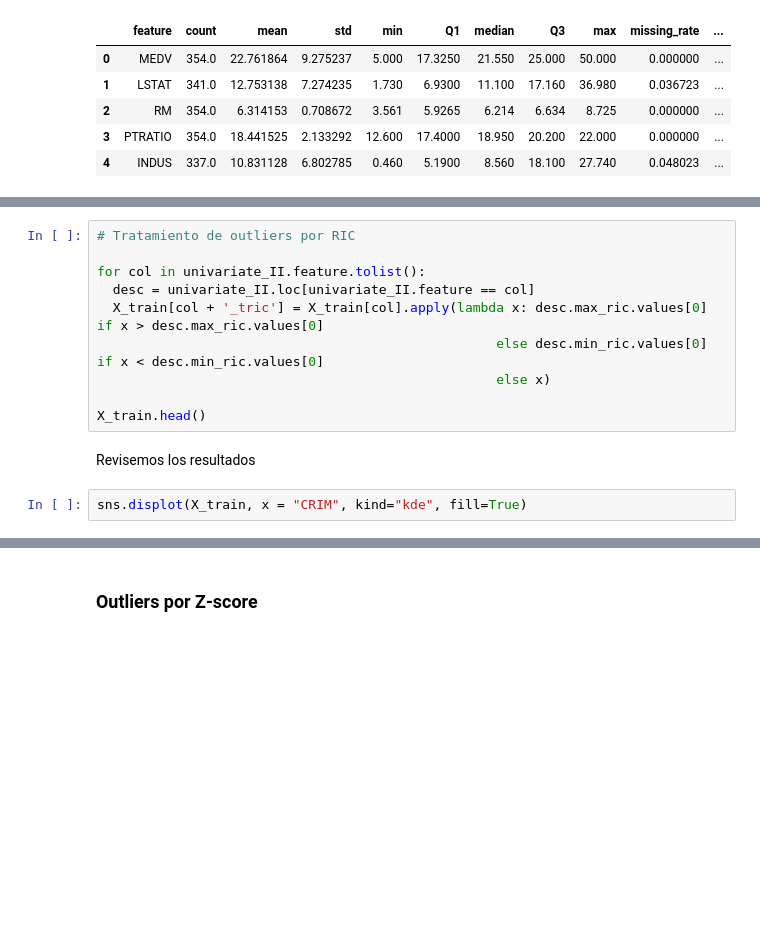
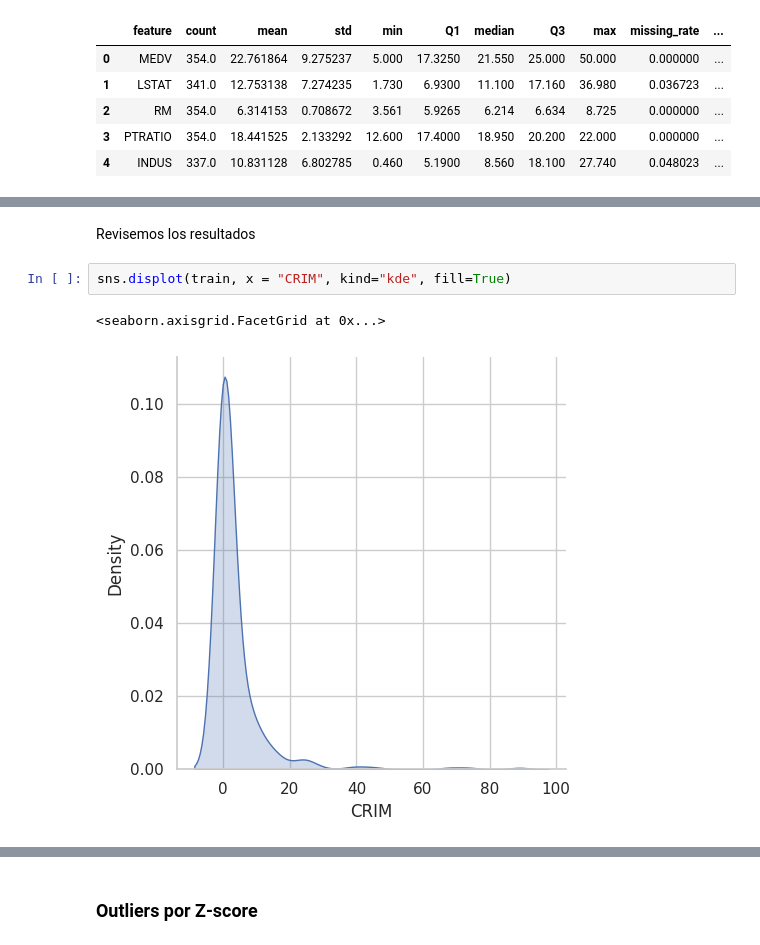
Before and after one commit to JCaballerot/Machine-Learning-Program, a Jupyter notebook: Supervised_models/Linear_regression/Lab_Boston_Housing_v2.ipynb, the cells around one changed output, grey strips where cells are left out. Drawn from its saved outputs; the diff is of its cells as text; blank space fills up the shorter version.

```diff
--- a/Supervised_models/Linear_regression/Lab_Boston_Housing_v2.ipynb
+++ b/Supervised_models/Linear_regression/Lab_Boston_Housing_v2.ipynb
@@ -403,15 +396,8 @@ Name: MEDV, Length: 354, dtype: float64
-# %%
-# Tratamiento de outliers por RIC
-
-for col in univariate_II.feature.tolist():
-  desc = univariate_II.loc[univariate_II.feature == col]
-  X_train[col + '_tric'] = X_train[col].apply(lambda x: desc.max_ric.values[0] if x > desc.max_ric.values[0]
-                                                   else desc.min_ric.values[0] if x < desc.min_ric.values[0]
-                                                   else x)
-
-X_train.head()
 # %% [markdown]
 Revisemos los resultados
 # %%
-sns.displot(X_train, x = "CRIM", kind="kde", fill=True)
+sns.displot(train, x = "CRIM", kind="kde", fill=True)
+# %% [output]
+<seaborn.axisgrid.FacetGrid at 0x...>
+[figure, added]
 # %%
```
Also changed, not shown: parts of 12 cells of this notebook.
